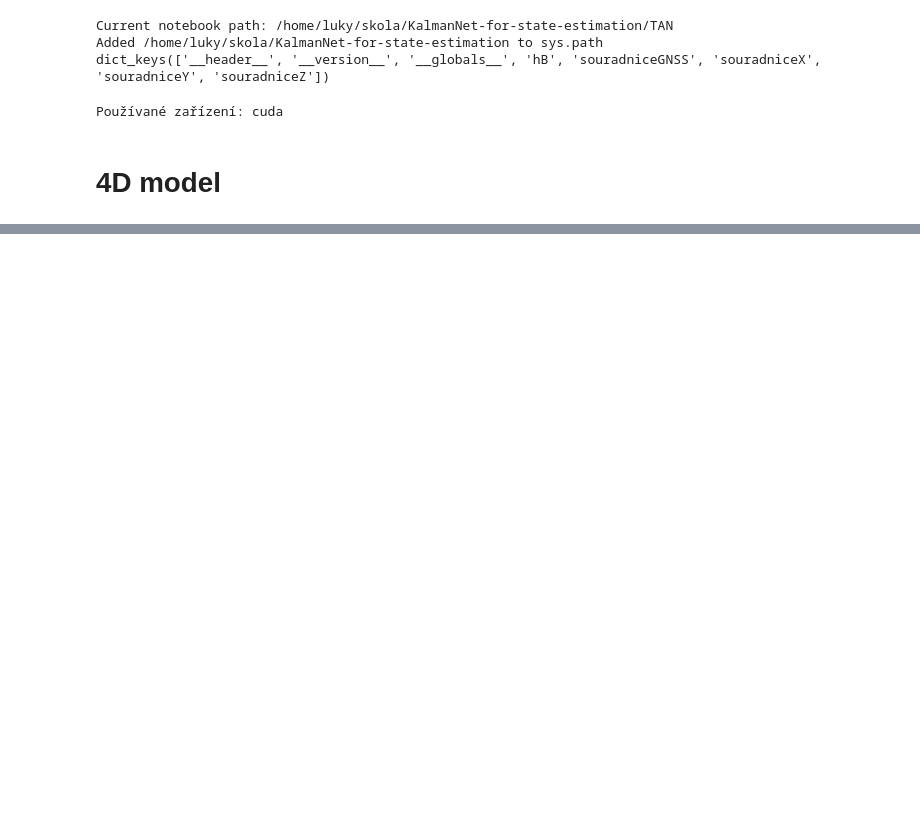
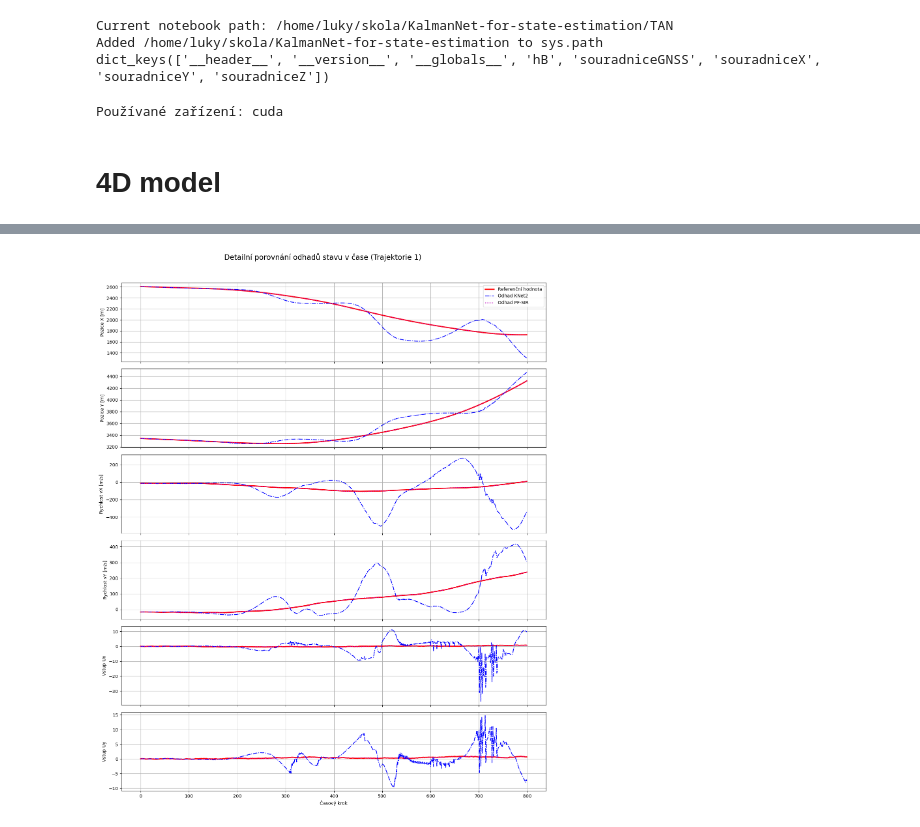
Before and after one commit to Lukas-Kozel/KalmanNet-for-state-estimation, a Jupyter notebook: TAN/test_na_jinem_modelu.ipynb, the cells around one changed output, grey strips where cells are left out. Saved outputs shown, nothing was run; the diff lists cells and outputs as text; code cells hidden in the pictures; blank space fills up the shorter version.

```diff
--- a/TAN/test_na_jinem_modelu.ipynb
+++ b/TAN/test_na_jinem_modelu.ipynb
@@ -382,10 +336,11 @@ Inicializuji model StateKalmanNet_v2 s normalizačními statistikami...
 state_knet2 = StateKalmanNet_v2(
     system_model=original_system_model,
     device=device,
-    hidden_size_multiplier=10,
+    hidden_size_multiplier=6,
     output_layer_multiplier=4,
-    num_gru_layers=1
-).to(device)
+    num_gru_layers=2,
+    gru_hidden_dim_multiplier=6
+)
 
 trained_model = trainer.train_state_KalmanNet_sliding_window(
     model=state_knet2,
@@ -397,9 +352,9 @@ trained_model = trainer.train_state_KalmanNet_sliding_window(
     clip_grad=1.0,
     early_stopping_patience=20,
     tbptt_k=2,
-    tbptt_w=8, # (2, 4, 50) nebo (2, 8, 50)
+    tbptt_w=6,
     optimizer_=torch.optim.AdamW,
-    weight_decay_=1e-3,
+    weight_decay_=1e-4,
 
 )
 # %% [output]
@@ -643,45 +569,32 @@ import numpy as np
 import torch
 import torch.nn.functional as F
 
-# --- Zvolte trajektorii k analýze ---
 index = 0
 if index < 0: index = 0
 
-# ==============================================================================
-# 1. PŘÍPRAVA DAT
-# ==============================================================================
-print("Připravuji data pro vykreslení...")
-
-# --- Načtení dat trajektorií ---
 x_true_tensor = all_x_true_cpu[index]
 x_pf_tensor = all_x_hat_pf_sir_ideal_cpu[index]
-x_knet2_tensor = all_x_hat_classic_knet2_cpu[index] # Model bez Tanh
-# x_knet3_tensor = all_x_hat_classic_knet3_cpu[index] # Model s Tanh
+x_knet2_tensor = all_x_hat_classic_knet2_cpu[index]
+
 
 x_true_plot = x_true_tensor.numpy()
 num_steps = x_true_plot.shape[0]
 time_axis = np.arange(num_steps)
-gain_time_axis = np.arange(1, num_steps) # Zisky a inovace jsou od t=1
+gain_time_axis = np.arange(1, num_steps)
 
-# --- Výpočet RMSE pro oba modely ---
+
 rmse_knet2_per_step = torch.sqrt((x_knet2_tensor - x_true_tensor)**2).numpy()
-# rmse_knet3_per_step = torch.sqrt((x_knet3_tensor - x_true_tensor)**2).numpy()
 
-# --- Pomocná funkce pro extrakci diagnostiky ---
 def extract_diagnostics(diagnostics_dict, time_axis, gain_time_axis):
     diag_data = {}
     plot_flags = {'gains': False, 'h_norm': False, 'innov_norm': False, 'inputs_norm': False}
 
     try:
-        # --- 1. Kalmanovy zisky (K_t) ---
-        # K má tvar [T-1, B=1, state_dim=6, obs_dim=2]
         kalman_gains_history = diagnostics_dict['K_history']
 
-        # Reakce na 1. měření (Azimut)
         gains_col0_cpu = [K[0, :, 0].cpu().numpy() for K in kalman_gains_history]
         diag_data['gains_col0_np'] = np.array(gains_col0_cpu) # [T-1, 6]
 
-        # Reakce na 2. měření (Vzdálenost)
         gains_col1_cpu = [K[0, :, 1].cpu().numpy() for K in kalman_gains_history]
         diag_data['gains_col1_np'] = np.array(gains_col1_cpu) # [T-1, 6]
 
@@ -690,10 +603,8 @@ def extract_diagnostics(diagnostics_dict, time_axis, gain_time_axis):
         else:
             print(f"Varování: Délka historie zisku K ({diag_data['gains_col0_np'].shape[0]}) neodpovídá časové ose ({len(gain_time_axis)}).")
 
-        # --- 2. Skryté stavy (h_t) ---
-        # h_history je list slovníků (délka T)
         h_history = diagnostics_dict['h_history']
-        # Spočítáme L2 normu všech tří GRU stavů sečteně
+
         h_norms = [
             (torch.norm(h['h_Q'].squeeze(1)) +
              torch.norm(h['h_Sigma'].squeeze(1)) +
@@ -707,8 +618,6 @@ def extract_diagnostics(diagnostics_dict, time_axis, gain_time_axis):
         else:
             print(f"Varování: Délka historie stavu h ({len(diag_data['h_norms_np'])}) neodpovídá časové ose ({len(time_axis)}).")
 
-        # --- 3. Inovace (Delta y_t) ---
-        # innovation_history je list tenzorů (délka T-1)
         innovation_history = diagnostics_dict['innovation_history']
         innov_norms = [torch.norm(innov.squeeze(0)).item() for innov in innovation_history]
         diag_data['innov_norms_np'] = np.array(innov_norms) # [T-1]
@@ -718,8 +627,6 @@ def extract_diagnostics(diagnostics_dict, time_axis, gain_time_axis):
         else:
             print(f"Varování: Délka historie inovace ({len(diag_data['innov_norms_np'])}) neodpovídá časové ose ({len(gain_time_axis)}).")
 
-        # --- 4. Vstupní Rysy (F1..F4) ---
-        # inputs_history je list tenzorů (délka T-1)
         inputs_history = diagnostics_dict['inputs_history']
         inputs_norms = [torch.norm(inp.squeeze(0)).item() for inp in inputs_history]
         diag_data['inputs_norms_np'] = np.array(inputs_norms) # [T-1]
@@ -734,7 +641,6 @@ def extract_diagnostics(diagnostics_dict, time_axis, gain_time_axis):
 
     return diag_data, plot_flags
 
-# --- Extrakce diagnostiky pro oba modely ---
 try:
     knet2_diag_data, knet2_plot_flags = extract_diagnostics(all_knet2_diagnostics_cpu[index], time_axis, gain_time_axis)
     plot_diag_knet2 = True
@@ -742,16 +648,7 @@ except (NameError, IndexError):
     print("Varování: Diagnostika pro 'KNet2' nenalezena. Grafy nebudou vykresleny.")
     plot_diag_knet2 = False
 
-# try:
-#     knet3_diag_data, knet3_plot_flags = extract_diagnostics(all_knet3_diagnostics_cpu[index], time_axis, gain_time_axis)
-#     plot_diag_knet3 = True
-# except (NameError, IndexError):
-#     print("Varování: Diagnostika pro 'KNet3' nenalezena. Grafy nebudou vykresleny.")
-#     plot_diag_knet3 = False
-
-
-# --- Popisky grafů (Labels) ---
-state_dim = x_true_plot.shape[1] # Mělo by být 6
+state_dim = x_true_plot.shape[1]
 obs_dim = all_x_hat_pf_sir_ideal_cpu[index].shape[1] if len(all_x_hat_pf_sir_ideal_cpu) > 0 else 2 # Placeholder
 
 state_labels = [
@@ -773,42 +670,30 @@ diagnostic_labels = {
     'inputs_norm': 'L2 Norma vstupních rysů $F_{1..4}$'
 }
 
-
-# ==============================================================================
-# 2. VYTVOŘENÍ GRAFŮ
-# ==============================================================================
-print("Vykresluji grafy...")
-
-# --- Graf 1: Trajektorie (Porovnání všech) ---
 fig1, axes1 = plt.subplots(state_dim, 1, figsize=(14, 18), sharex=True)
 fig1.suptitle(f'Detailní porovnání odhadů stavu v čase (Trajektorie {index+1})', fontsize=16)
 
-# --- Graf 2: RMSE (Porovnání KNet2 vs KNet3) ---
 fig2, axes2 = plt.subplots(state_dim, 1, figsize=(14, 18), sharex=True)
 fig2.suptitle(f'Porovnání RMSE v čase (Trajektorie {index+1})', fontsize=16)
 
-# --- Smyčka přes všech 6 složek stavu ---
 for i in range(state_dim):
-    # --- Graf 1: Trajektorie ---
     ax1 = axes1[i]
     ax1.plot(time_axis, x_true_plot[:, i], 'r-', linewidth=2.5, label='Referenční hodnota')
-    ax1.plot(time_axis, x_knet2_tensor[:, i].numpy(), 'b-.', linewidth=1.5, label='Odhad KNet2 (bez Tanh)')
-    # ax1.plot(time_axis, x_knet3_tensor[:, i].numpy(), 'g:', linewidth=2.0, label='Odhad KNet3 (s Tanh)')
+    ax1.plot(time_axis, x_knet2_tensor[:, i].numpy(), 'b-.', linewidth=1.5, label='Odhad KNet2')
 
-    # PF-SIR vykreslíme, jen pokud má stejný rozměr stavu
     if x_pf_tensor.shape[1] == state_dim:
          ax1.plot(time_axis, x_pf_tensor[:, i].numpy(), 'm:', linewidth=1.5, label='Odhad PF-SIR')
 
     ax1.set_ylabel(state_labels[i])
     ax1.grid(True)
 
-    # --- Graf 2: Chyba (RMSE) ---
+
     ax2 = axes2[i]
     ax2.plot(time_axis, rmse_knet2_per_step[:, i], 'b-.', linewidth=1.5, label=f'RMSE KNet2 (Avg: {np.mean(rmse_knet2_per_step[1:, i]):.2f})')
-    # ax2.plot(time_axis, rmse_knet3_per_step[:, i], 'g:', linewidth=2.0, label=f'RMSE KNet3 (Avg: {np.mean(rmse_knet3_per_step[1:, i]):.2f})')
+
     ax2.set_ylabel(error_labels[i])
     ax2.grid(True)
-    ax2.set_yscale('log') # Logaritmická osa pro lepší viditelnost velkých chyb
+    ax2.set_yscale('log')
 
 axes1[0].legend(loc='upper right')
 axes1[-1].set_xlabel('Časový krok')
@@ -819,19 +704,16 @@ fig1.tight_layout(rect=[0, 0.03, 1, 0.96])
 fig2.tight_layout(rect=[0, 0.03, 1, 0.96])
 
 
-# --- Funkce pro vykreslení plné diagnostiky ---
 def plot_full_diagnostics(model_name, diag_data, plot_flags, time_axis, gain_time_axis):
     if not any(plot_flags.values()):
         print(f"Nebylo co vykreslit pro {model_name}.")
         return
 
-    # Vytvoříme 4 hlavní subgrafy
     fig, axes = plt.subplots(4, 1, figsize=(14, 20), sharex=True)
     fig.suptitle(f'Hloubková diagnostika modelu: {model_name} (Trajektorie {index+1})', fontsize=16)
 
     (ax_gain0, ax_gain1, ax_h, ax_innov) = axes
 
-    # --- Graf 1: Zisky K (reakce na Azimut) ---
     if plot_flags['gains']:
         gains_to_plot = diag_data['gains_col0_np']
         for i in range(state_dim):
@@ -840,7 +722,6 @@ def plot_full_diagnostics(model_name, diag_data, plot_flags, time_axis, gain_tim
         ax_gain0.grid(True)
         ax_gain0.legend(loc='center left', bbox_to_anchor=(1, 0.5))
 
-    # --- Graf 2: Zisky K (reakce na Vzdálenost) ---
     if plot_flags['gains']:
         gains_to_plot = diag_data['gains_col1_np']
         for i in range(state_dim):
@@ -849,15 +730,14 @@ def plot_full_diagnostics(model_name, diag_data, plot_flags, time_axis, gain_tim
         ax_gain1.grid(True)
         ax_gain1.legend(loc='center left', bbox_to_anchor=(1, 0.5))
 
-    # --- Graf 3: Norma skrytého stavu h_t ---
     if plot_flags['h_norm']:
         ax_h.plot(time_axis, diag_data['h_norms_np'], 'darkorange', linewidth=1.5, label=f'Norma $h_t$')
         ax_h.set_ylabel(diagnostic_labels['h_norm'])
         ax_h.grid(True)
         ax_h.legend(loc='upper right')
-        ax_h.set_yscale('log') # Skrytý stav často exploduje
+        ax_h.set_yscale('log')
 
-    # --- Graf 4: Norma Inovace vs. Vstupních rysů ---
+
     if plot_flags['innov_norm']:
         ax_innov.plot(gain_time_axis, diag_data['innov_norms_np'], 'purple', linewidth=2.0, label=f'Norma Inovace (Avg: {np.mean(diag_data["innov_norms_np"]):.2f})')
         ax_innov.set_ylabel(diagnostic_labels['innov_norm'], color='purple')
@@ -867,7 +747,6 @@ def plot_full_diagnostics(model_name, diag_data, plot_flags, time_axis, gain_tim
         ax_innov.legend(loc='upper left')
 
     if plot_flags['inputs_norm']:
-        # Vytvoříme druhou osu Y
         ax_inputs = ax_innov.twinx()
         ax_inputs.plot(gain_time_axis, diag_data['inputs_norms_np'], 'teal', linestyle=':', linewidth=2.0, label=f'Norma Vstupních Rysů (Avg: {np.mean(diag_data["inputs_norms_np"]):.2f})')
         ax_inputs.set_ylabel(diagnostic_labels['inputs_norm'], color='teal')
@@ -882,3 +761,4 @@ if plot_diag_knet2:
     plot_full_diagnostics("KNet2", knet2_diag_data, knet2_plot_flags, time_axis, gain_time_axis)
 
 plt.show()
+# %% [output]
@@ -884,0 +766 @@ plt.show()
+[figure, added]
```
Also changed, not shown: parts of 5 cells of this notebook, 27 other files.
